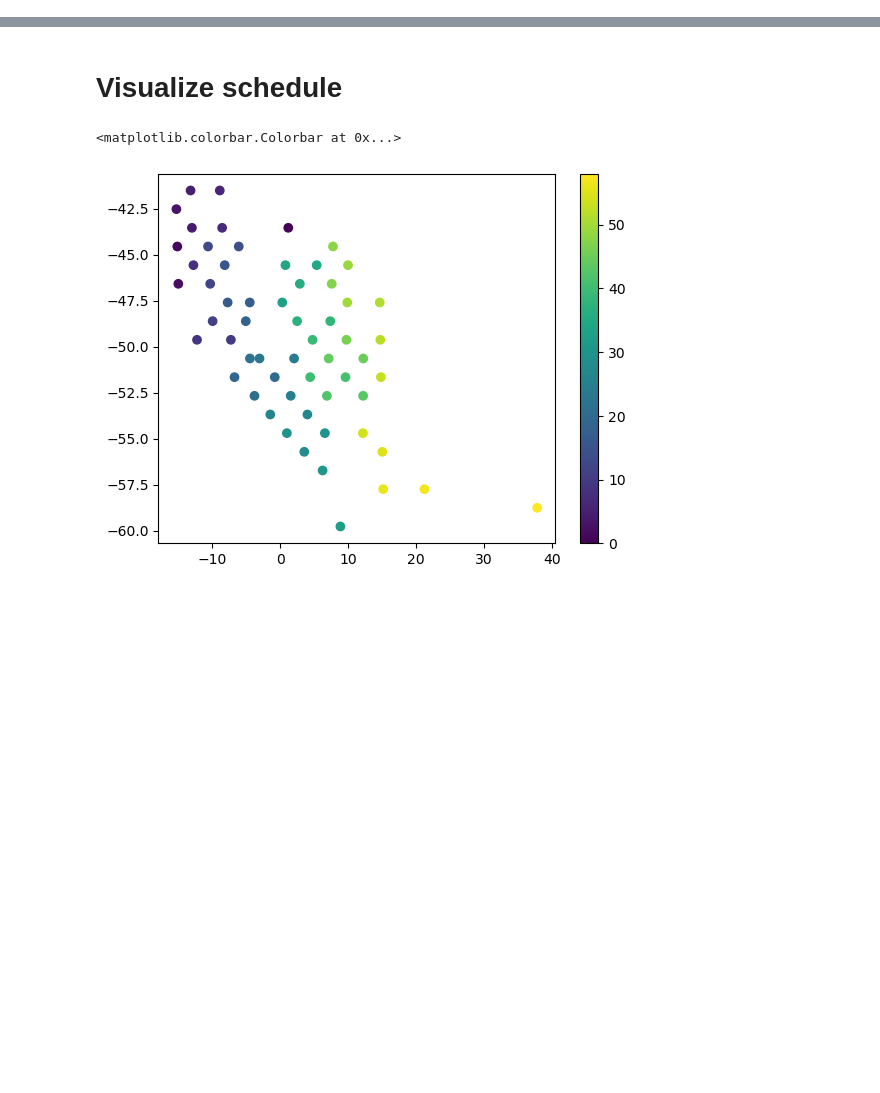
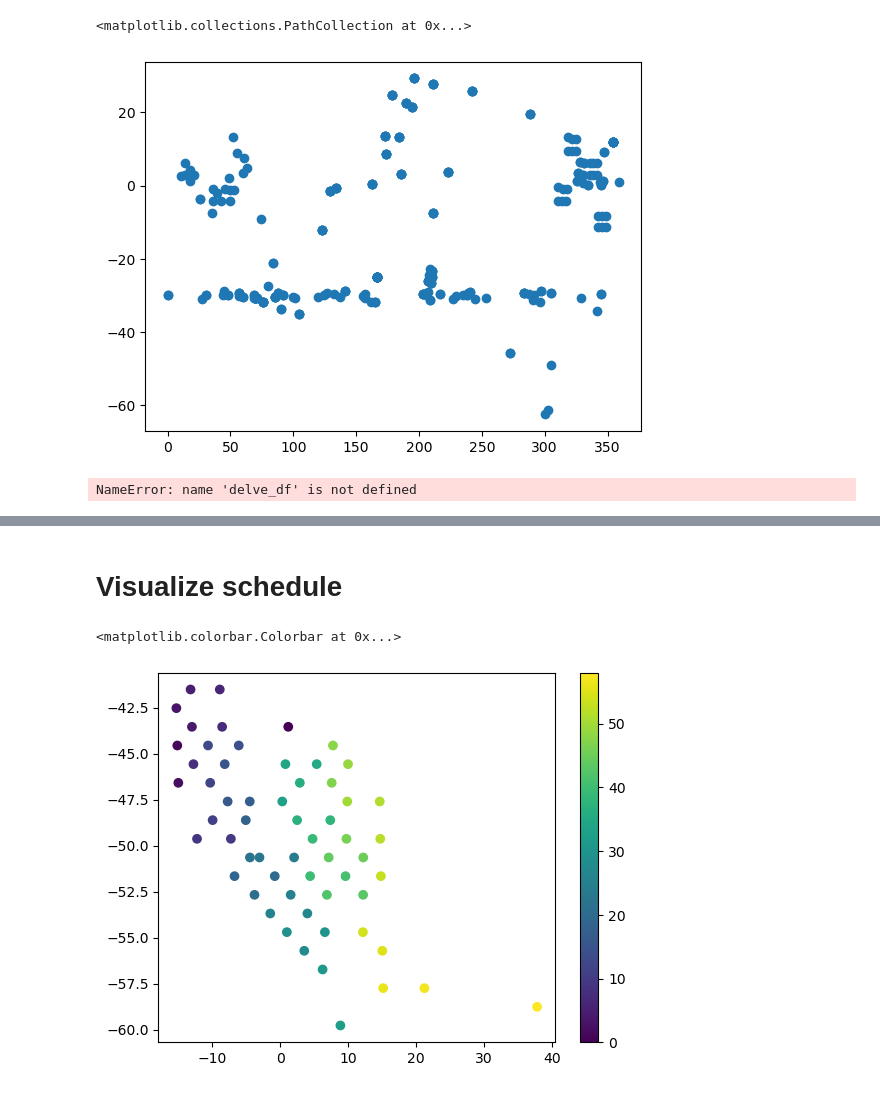
Before and after one commit to rachelhur/survey-ops, a Jupyter notebook: notebooks/v1.ipynb, the cells around one changed output, grey strips where cells are left out. Drawn from its saved outputs; the diff is of its cells as text; code cells hidden in the pictures; blank space fills up the shorter version.

```diff
--- a/notebooks/v1.ipynb
+++ b/notebooks/v1.ipynb
@@ -136,3 +190,12 @@ schedule_bad
+# %%
+plt.scatter(ra, dec)
+# %% [output]
+<matplotlib.collections.PathCollection at 0x...>
+[figure, added]
+# %%
+delve_df
+# %% [output]
+NameError: name 'delve_df' is not defined
 # %%
 field_id = 10
 timestamp = schedule.iloc[field_id].time
```
Also changed, not shown: parts of 26 cells of this notebook, 2 other files.
